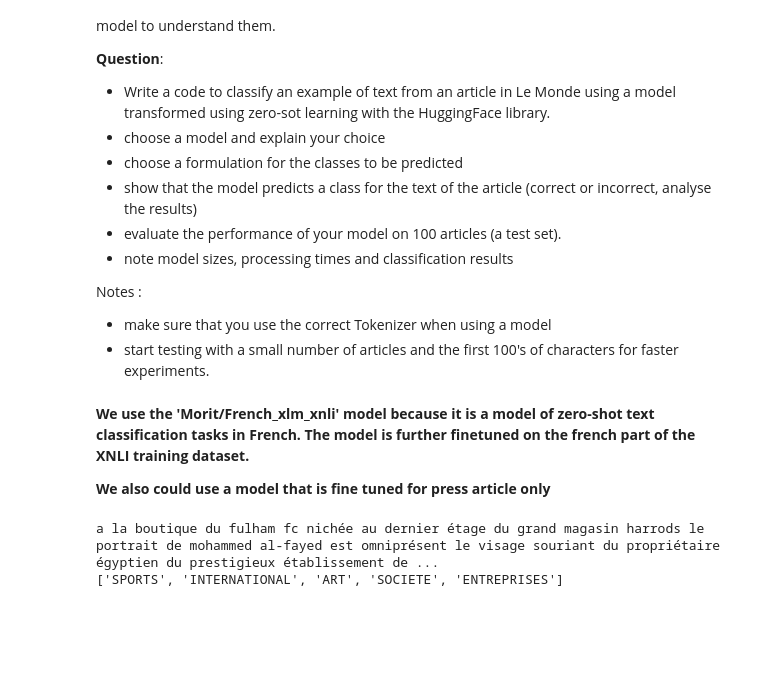
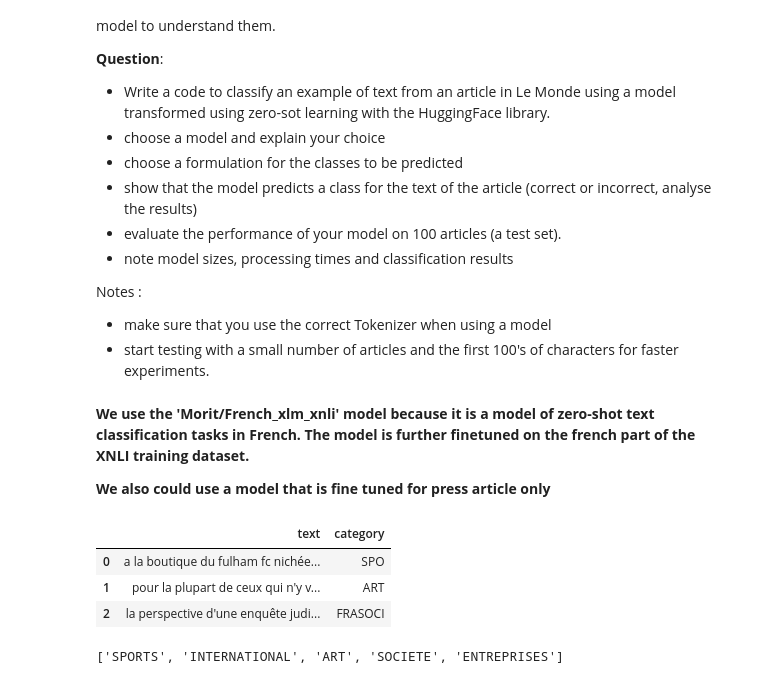
Before and after one commit to arazig/nlp-lab-text-classification, a Jupyter notebook: TextClassification_LeMonde.ipynb, the cells around one changed output. Cells and saved outputs as stored; diff of their text form; code cells hidden in the pictures; blank space fills up the shorter version.

Commit message:
finish + test with two models oneshot on 100 articles

```diff
--- a/TextClassification_LeMonde.ipynb
+++ b/TextClassification_LeMonde.ipynb
@@ -381,11 +371,19 @@ Notes :
+# %%
+data.head(3)
+# %% [output]
+|  | text | category |
+| 0 | a la boutique du fulham fc nichée... | SPO |
+| 1 | pour la plupart de ceux qui n'y v... | ART |
+| 2 | la perspective d'une enquête judi... | FRASOCI |
 # %%
-exmple_article = data['text'].iloc[0]
-print(exmple_article)
+exmple_article1 = data['text'].iloc[0]
+exmple_article2 = data['text'].iloc[0]
+exmple_article3 = data['text'].iloc[0]
+
 #['SPO' 'ART' 'FRASOCI' 'INT' 'ENT']
 candidate_labels = ['SPORTS', 'INTERNATIONAL', 'ART', 'SOCIETE', 'ENTREPRISES']
 print(candidate_labels)
 # %% [output]
-a la boutique du fulham fc nichée au dernier étage du grand magasin harrods le portrait de mohammed al-fayed est omniprésent le visage souriant du propriétaire égyptien du prestigieux établissement de ...
 ['SPORTS', 'INTERNATIONAL', 'ART', 'SOCIETE', 'ENTREPRISES']
 # %%
 from transformers import pipeline
```
Also changed, not shown: parts of 9 cells of this notebook.
